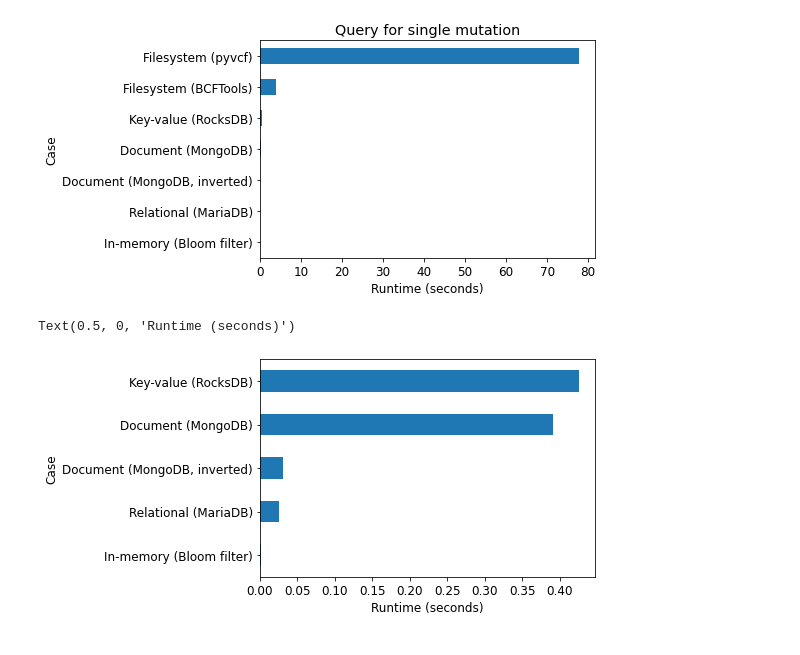
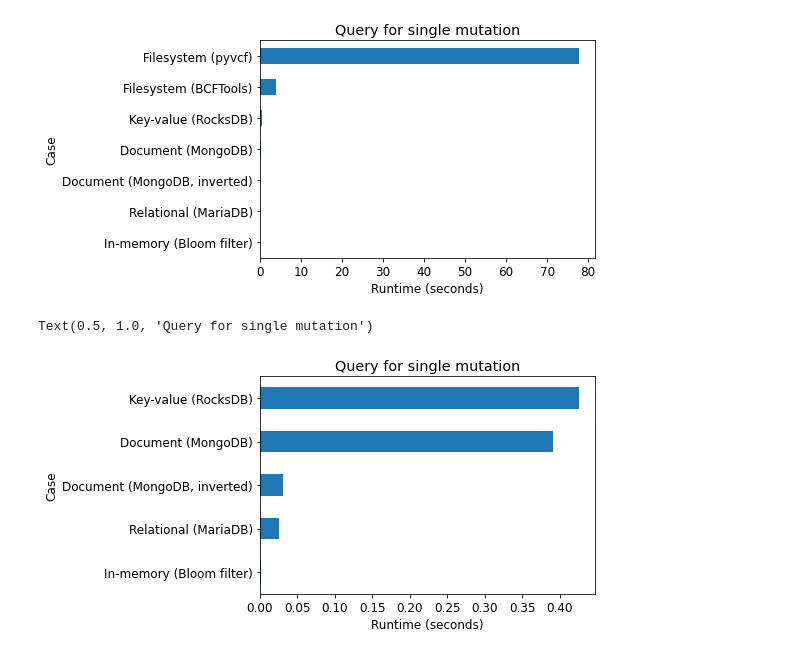
Before and after one commit to apetkau/thesis-data-simulation, a Jupyter notebook: jackalope/salmonella/test-load-vcf/test-load-query-mutation.ipynb, the cells around one changed output. Cells and saved outputs as stored; diff of their text form; code cells hidden in the pictures.

Commit message:
Updated title

```diff
--- a/jackalope/salmonella/test-load-vcf/test-load-query-mutation.ipynb
+++ b/jackalope/salmonella/test-load-vcf/test-load-query-mutation.ipynb
@@ -585,9 +585,10 @@ fig.savefig('query-mutation-figure-all.pdf')
 # %%
 axes = reordered_table.drop(['Filesystem (BCFTools)', 'Filesystem (pyvcf)'], axis='columns').loc[1].sort_values().plot(kind='barh')
 axes.set_xlabel('Runtime (seconds)')
+axes.set_title('Query for single mutation')
 # %% [output]
-Text(0.5, 0, 'Runtime (seconds)')
+Text(0.5, 1.0, 'Query for single mutation')
-[figure, old version]
+[figure, new version]
 # %%
 fig = axes.get_figure()
 fig.tight_layout()
```
